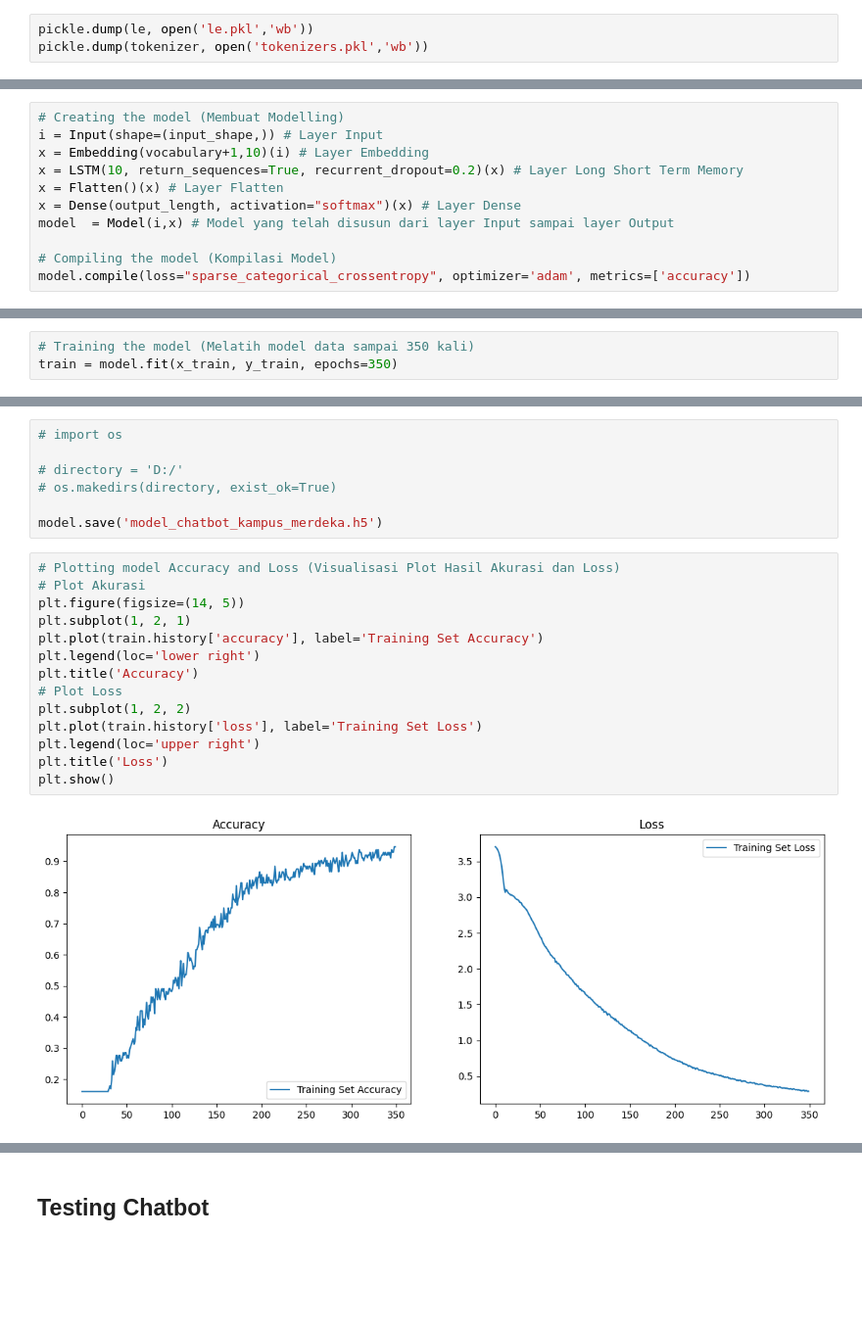
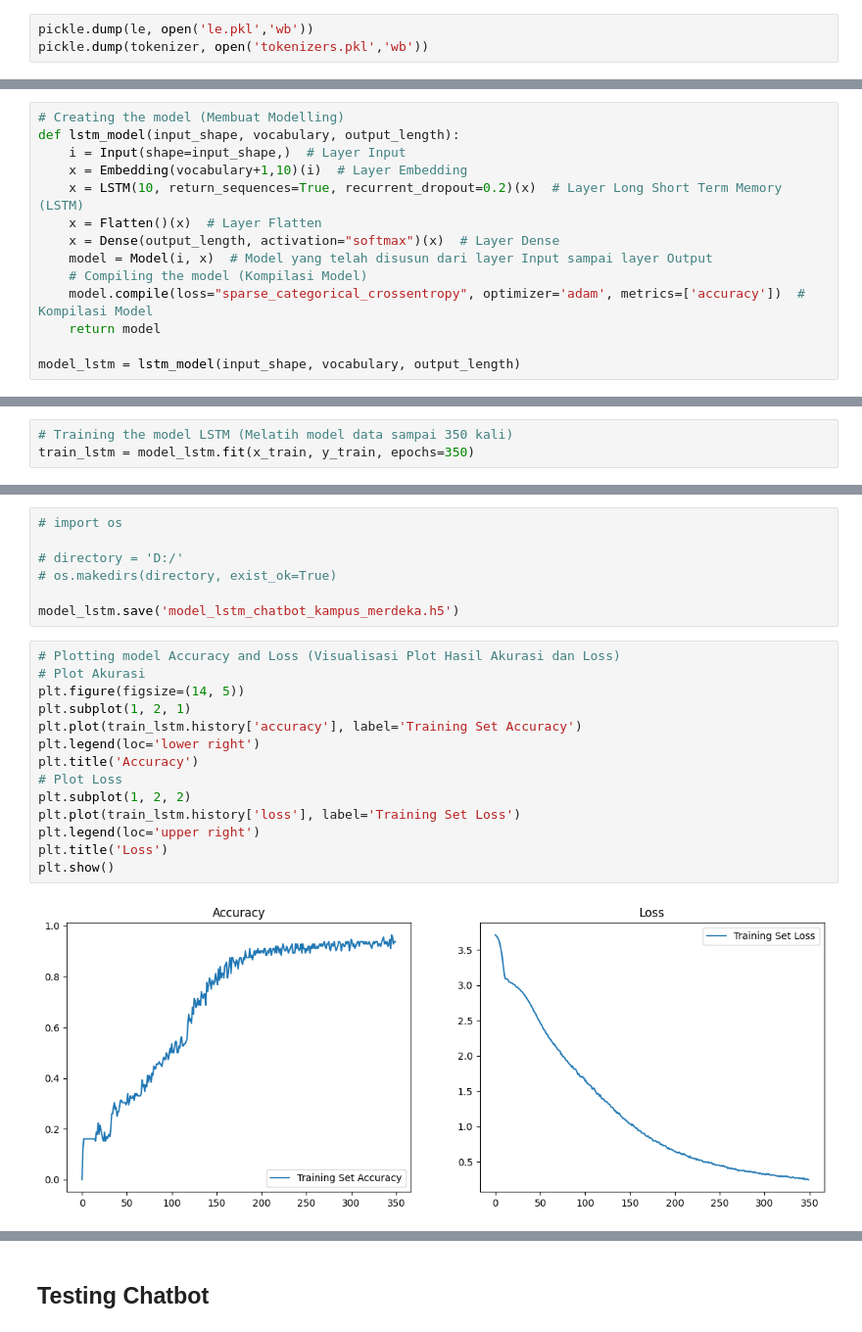
Before and after one commit to SriYanisaa/chatbot-kampus-merdeka-deep-learning, a Jupyter notebook: pra_pemrosesan.ipynb, the cells around one changed output, grey strips where cells are left out. Shown: that part at 98% size. Saved outputs shown, nothing was run; the diff lists cells and outputs as text; blank space fills up the shorter version.

```diff
--- a/pra_pemrosesan.ipynb
+++ b/pra_pemrosesan.ipynb
@@ -218,13 +216,16 @@ pickle.dump(tokenizer, open('tokenizers.pkl','wb'))
 # %%
 # Creating the model (Membuat Modelling)
-i = Input(shape=(input_shape,)) # Layer Input
-x = Embedding(vocabulary+1,10)(i) # Layer Embedding
-x = LSTM(10, return_sequences=True, recurrent_dropout=0.2)(x) # Layer Long Short Term Memory
-x = Flatten()(x) # Layer Flatten
-x = Dense(output_length, activation="softmax")(x) # Layer Dense
-model  = Model(i,x) # Model yang telah disusun dari layer Input sampai layer Output
+def lstm_model(input_shape, vocabulary, output_length):
+    i = Input(shape=input_shape,)  # Layer Input
+    x = Embedding(vocabulary+1,10)(i)  # Layer Embedding
+    x = LSTM(10, return_sequences=True, recurrent_dropout=0.2)(x)  # Layer Long Short Term Memory (LSTM)
+    x = Flatten()(x)  # Layer Flatten
+    x = Dense(output_length, activation="softmax")(x)  # Layer Dense
+    model = Model(i, x)  # Model yang telah disusun dari layer Input sampai layer Output
+    # Compiling the model (Kompilasi Model)
+    model.compile(loss="sparse_categorical_crossentropy", optimizer='adam', metrics=['accuracy'])  # Kompilasi Model
+    return model
 
-# Compiling the model (Kompilasi Model)
-model.compile(loss="sparse_categorical_crossentropy", optimizer='adam', metrics=['accuracy'])
+model_lstm = lstm_model(input_shape, vocabulary, output_length)
 # %%
 # Visualization Plot Architecture Model (Visualisasi Plot Arsitektur Model)
@@ -255,7 +256,7 @@ Trainable params: 9061 (35.39 KB)
 Non-trainable params: 0 (0.00 Byte)
 _________________________________________________________________
 # %%
-# Training the model (Melatih model data sampai 350 kali)
-train = model.fit(x_train, y_train, epochs=350)
+# Training the model LSTM (Melatih model data sampai 350 kali)
+train_lstm = model_lstm.fit(x_train, y_train, epochs=350)
 # %% [output]
 Epoch 1/350
@@ -281,20 +282,20 @@ Epoch 350/350
 # directory = 'D:/'
 # os.makedirs(directory, exist_ok=True)
 
-model.save('model_chatbot_kampus_merdeka.h5')
+model_lstm.save('model_lstm_chatbot_kampus_merdeka.h5')
 # %%
 # Plotting model Accuracy and Loss (Visualisasi Plot Hasil Akurasi dan Loss)
 # Plot Akurasi
 plt.figure(figsize=(14, 5))
 plt.subplot(1, 2, 1)
-plt.plot(train.history['accuracy'], label='Training Set Accuracy')
+plt.plot(train_lstm.history['accuracy'], label='Training Set Accuracy')
 plt.legend(loc='lower right')
 plt.title('Accuracy')
 # Plot Loss
 plt.subplot(1, 2, 2)
-plt.plot(train.history['loss'], label='Training Set Loss')
+plt.plot(train_lstm.history['loss'], label='Training Set Loss')
 plt.legend(loc='upper right')
 plt.title('Loss')
 plt.show()
 # %% [output]
-[figure, old version]
+[figure, new version]
```
Also changed, not shown: parts of 17 cells of this notebook.
